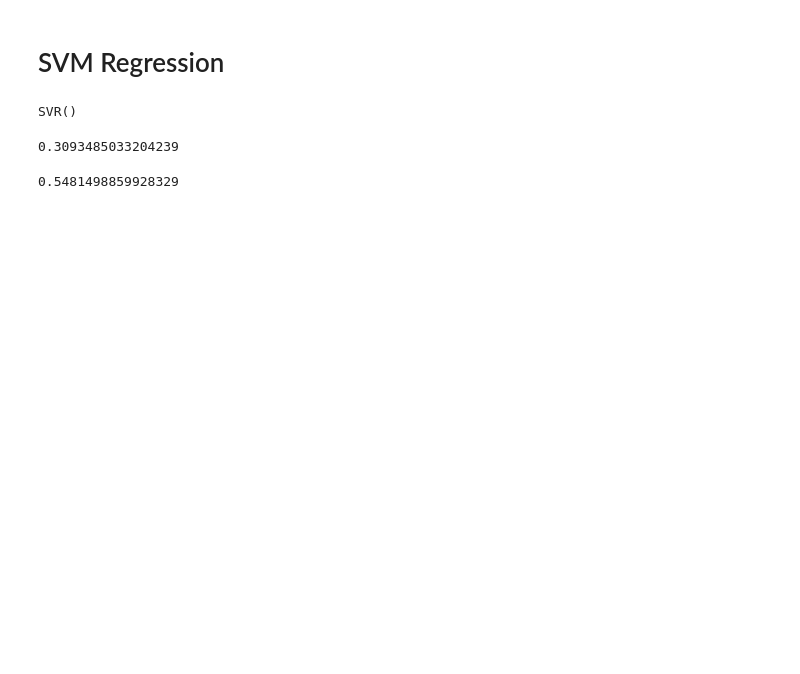
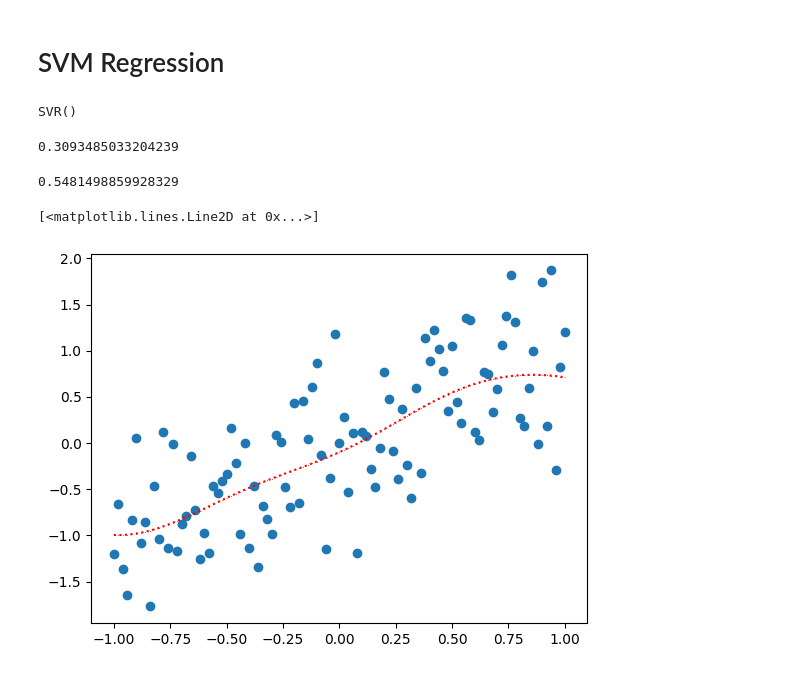
Before and after one commit to syedmahmoodiagents/gct, a Jupyter notebook: 26July/Modelling.ipynb, the cells around one changed output. Drawn from its saved outputs; the diff is of its cells as text; code cells hidden in the pictures; blank space fills up the shorter version.

```diff
--- a/26July/Modelling.ipynb
+++ b/26July/Modelling.ipynb
@@ -167,3 +179,10 @@ mean_squared_error(y, sv_yp)
 r2_score(y, sv_yp)
 # %% [output]
 0.5481498859928329
+# %%
+plt.scatter(df['area'], df['rent'])
+plt.plot(df['area'], sv_yp, '*r:', ms=0.1)
+#
+# %% [output]
+[<matplotlib.lines.Line2D at 0x...>]
+[figure, added]
```
Also changed, not shown: parts of 2 cells of this notebook.
